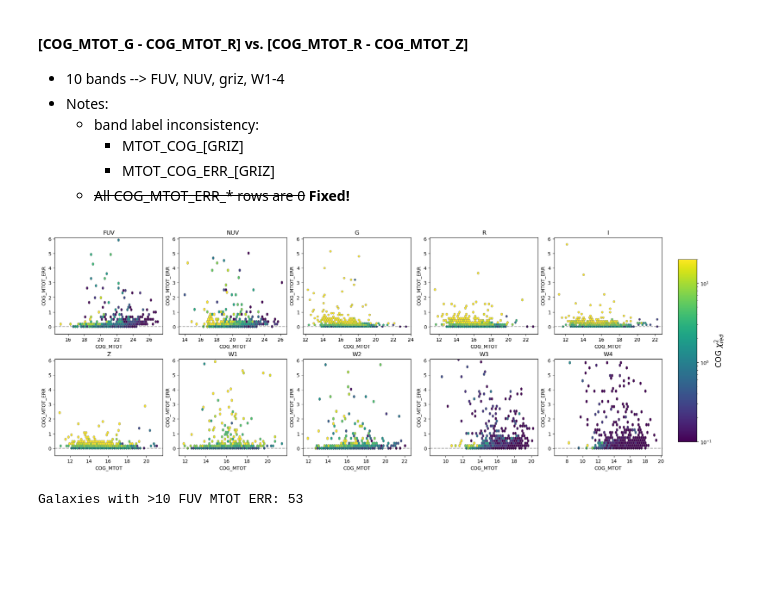
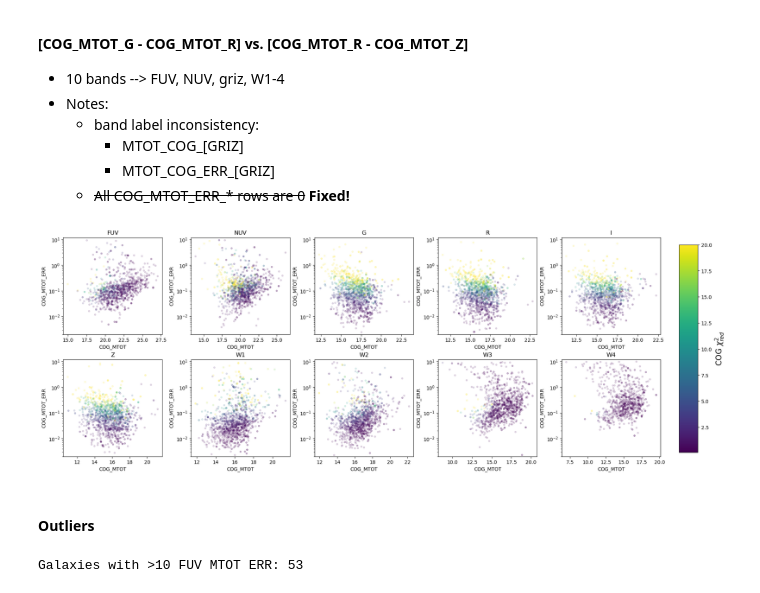
Before and after one commit to gammaspire/wisesize, a Jupyter notebook: SGA2025/SGA2025_test_catalog_1440.ipynb, the cells around one changed output. Saved outputs shown, nothing was run; the diff lists cells and outputs as text; code cells hidden in the pictures; blank space fills up the shorter version.

```diff
--- a/SGA2025/SGA2025_test_catalog_1440.ipynb
+++ b/SGA2025/SGA2025_test_catalog_1440.ipynb
@@ -86,10 +88,15 @@ df = pd.DataFrame({'RA_INIT - RA_FINAL': separations[0],
 # %%
-p = sns.pairplot(df, corner=True, kind="kde", plot_kws={'levels':10})
+p = sns.pairplot(df_arcsec, corner=True, height=2, kind='kde', diag_kind='kde')
 
-for ax in p.axes.flat:
-    if ax is not None:
-        #ax.axvline(0, color='red',ls='--',alpha=0.3)
-        #ax.axhline(0, color='red',ls='--',alpha=0.3)
-        ax.grid(alpha=0.3)
+axes_flatten = [ax for ax in p.axes.flat if ax is not None]
+
+for i, ax in enumerate(axes_flatten):
+    if i not in [0, 2, 5]:
+        ax.axhline(3.6, color='red', ls='--', alpha=0.3)
+        ax.axvline(3.6, color='red', ls='--', alpha=0.3)
+
+    ax.set_xlim(0, 5)
+    ax.set_ylim(0, 5)
+
 plt.show()
 # %% [output]
@@ -124,7 +129,8 @@ Separation: 5.993"
 bapa_init = ellipse_tab['BA_INIT'], ellipse_tab['PA_INIT']
 bapa_final = ellipse_tab['BA'], ellipse_tab['PA']
 
-ba_flag = (bapa_init[0]!=1)  #some default to one (circle) as an initial BA guess
+#ba_flag = (bapa_init[0]!=1)  #some default to one (circle) as an initial BA guess
+ba_flag = np.ones(len(bapa_init[0]),dtype="bool")
 
 diff_ba = bapa_init[0][ba_flag]-bapa_final[0][ba_flag]
 diff_pa = bapa_init[1][ba_flag]-bapa_final[1][ba_flag]
@@ -257,36 +267,39 @@ n_dofs = [f'COG_NDOF_{band}' for band in bands]
 # %%
 fig, axes = plt.subplots(nrows=2, ncols=5, figsize=(18, 7), constrained_layout=True)
 
 axes_flat = axes.ravel()
 
 for i, ax in enumerate(axes_flat, start=1):
 
     #reduced chi-squared
     red_chi2 = ellipse_tab[chi_2s[i-1]] / ellipse_tab[n_dofs[i-1]]
 
     ax.set_title(bands[i-1])
     ax.set_xlabel("COG_MTOT")
     ax.set_ylabel("COG_MTOT_ERR")
 
     err_flag=(ellipse_tab[mtot_errs[i-1]]<10) & (ellipse_tab[mtots[i-1]]!=0)
 
-    im1 = ax.hexbin(
-        ellipse_tab[err_flag][mtots[i-1]],
-        ellipse_tab[err_flag][mtot_errs[i-1]],
-        C=red_chi2[err_flag], gridsize=50, mincnt=1, linewidths=0.5, edgecolors='gray',
-        reduce_C_function=np.median,
-        bins='log', vmin=0.1, vmax=20)
+    im1=ax.scatter(ellipse_tab[err_flag][mtots[i-1]],
+        ellipse_tab[err_flag][mtot_errs[i-1]],alpha=0.15,
+                  c=red_chi2[err_flag],vmin=0.1, vmax=20,
+                  s=10)
 
     ax.axhline(0,color='black',ls='--',alpha=0.4)
-    ax.set_ylim(-0.5,6.1)
+    ax.set_ylim(2e-3,12)
 
-cbar_ax = fig.add_axes([1.02, 0.125, 0.03, 0.75])
+    ax.set_yscale('log')
+
+cbar_ax = fig.add_axes([1.02, 0.085, 0.03, 0.85])
 cbar = fig.colorbar(im1, cax=cbar_ax)
 cbar.set_label(r'COG $\chi^2_{red}$', fontsize=16)
+cbar.solids.set(alpha=1)
 
 plt.show()
 # %% [output]
-[figure, old version]
+[figure, new version]
+# %% [markdown]
+#### Outliers
 # %%
 for band in bands:
     large_err_flag = (ellipse_tab[f'COG_MTOT_ERR_{band}']>10)
```
Also changed, not shown: parts of 21 cells of this notebook, 1 other file.
